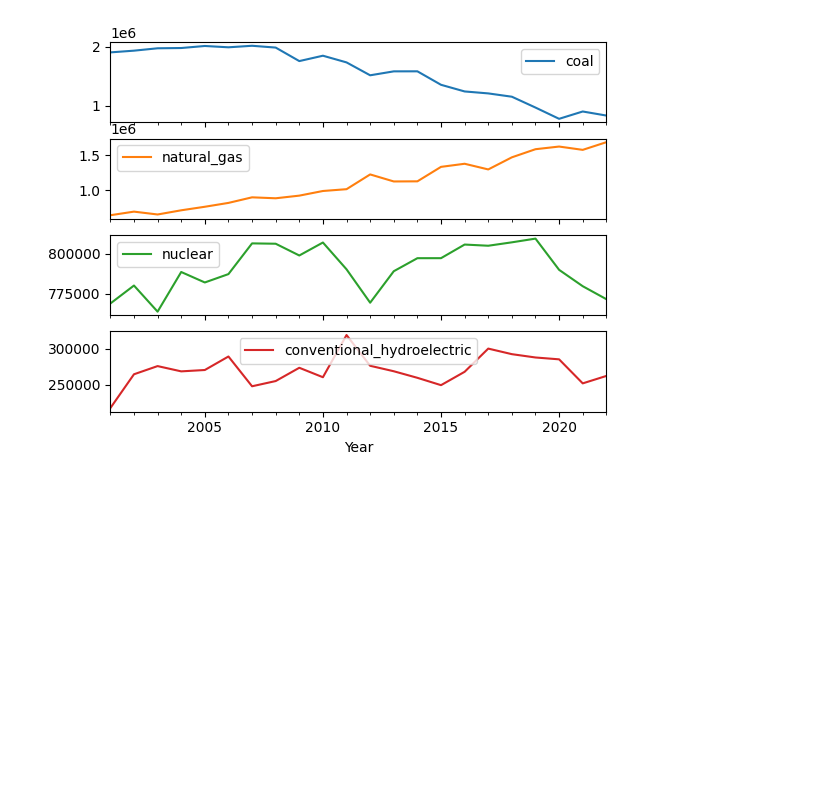
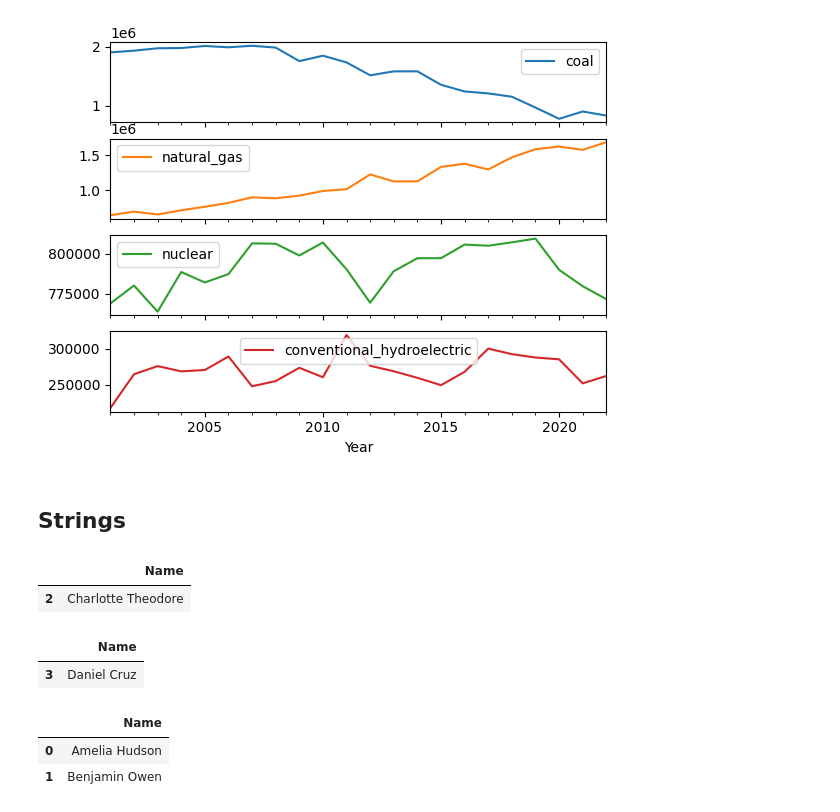
Before and after one commit to andypayne/python_notes, a Jupyter notebook: pandas_notes.ipynb, the cells around one changed output. Drawn from its saved outputs; the diff is of its cells as text; code cells hidden in the pictures; blank space fills up the shorter version.

Commit message:
String matches

```diff
--- a/pandas_notes.ipynb
+++ b/pandas_notes.ipynb
@@ -663,3 +663,28 @@ yearly_energy_df.drop(["all_fuels"], axis=1)[:-1].reset_index().plot.line(x="Mon
 array([<Axes: xlabel='Year'>, <Axes: xlabel='Year'>,
        <Axes: xlabel='Year'>, <Axes: xlabel='Year'>], dtype=object)
 [figure]
+# %% [markdown]
+## Strings
+# %%
+
+some_names = ["Amelia Hudson", "Benjamin Owen", "Charlotte Theodore", "Daniel Cruz", "Emily Colton"]
+df = pd.DataFrame({"Name": some_names})
+
+# Partial match
+df[df["Name"].str.contains("Charlotte")]
+# %% [output]
+|  | Name |
+| 2 | Charlotte Theodore |
+# %%
+# Exact match
+df[df["Name"].str.contains("^Daniel Cruz$")]
+# %% [output]
+|  | Name |
+| 3 | Daniel Cruz |
+# %%
+# Multiple patterns
+df[df["Name"].str.contains("Ben|Amelia")]
+# %% [output]
+|  | Name |
+| 0 | Amelia Hudson |
+| 1 | Benjamin Owen |
```
